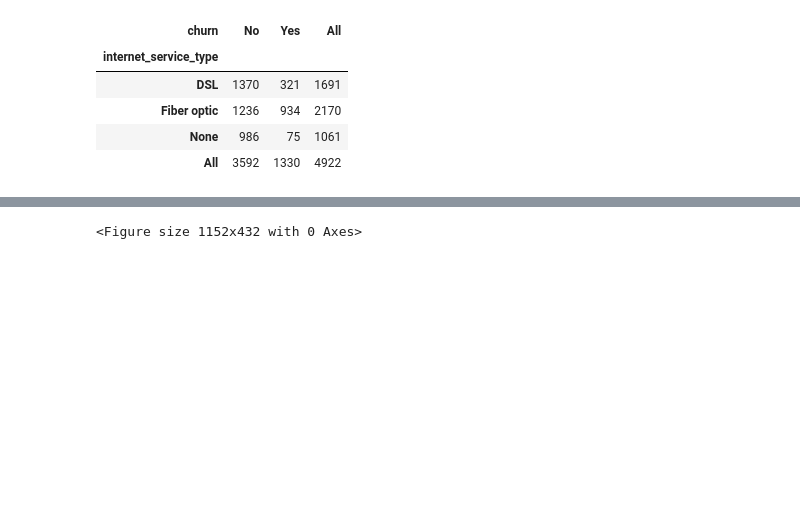
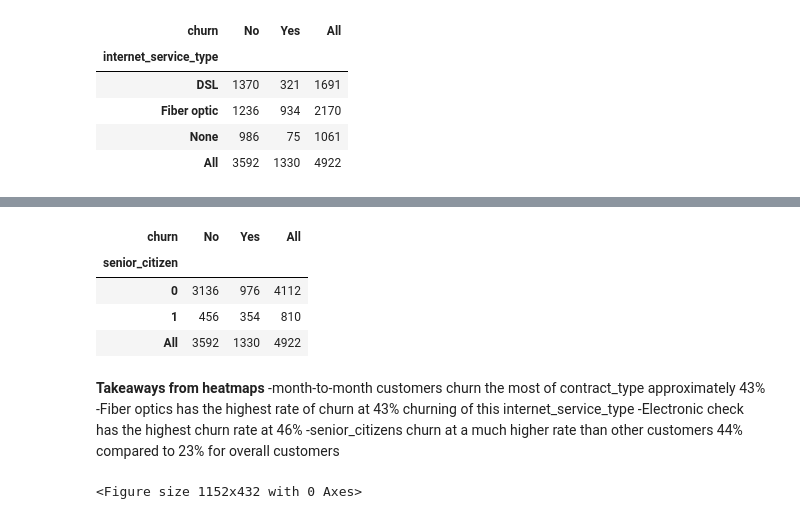
Before and after one commit to SLawsonWoods/Telco_Churn_Project, a Jupyter notebook: Draft_1_folder.ipynb, the cells around one changed output, grey strips where cells are left out. Drawn from its saved outputs; the diff is of its cells as text; code cells hidden in the pictures; blank space fills up the shorter version.

```diff
--- a/Draft_1_folder.ipynb
+++ b/Draft_1_folder.ipynb
@@ -337,3 +350,18 @@ pd.crosstab(X_train.internet_service_type, y_train.churn, margins=True).style.ba
+# %%
+#create a heatmap senior_citizen and churn
+pd.crosstab(X_train.senior_citizen, y_train.churn, margins=True).style.background_gradient(cmap='YlOrRd')
+# %% [output]
+| churn | No | Yes | All |
+| senior_citizen |  |  |  |
+| 0 | 3136 | 976 | 4112 |
+| 1 | 456 | 354 | 810 |
+| All | 3592 | 1330 | 4922 |
+# %% [markdown]
+**Takeaways from heatmaps**
+-month-to-month customers churn the most of contract_type approximately 43%
+-Fiber optics has the highest rate of churn at 43% churning of this internet_service_type
+-Electronic check has the highest churn rate at 46%
+-senior_citizens churn at a much higher rate than other customers 44% compared to 23% for overall customers
 # %%
 cat_vars = ['churn', 'gender', 'senior_citizen', 'partner', 'dependents', 'internet_service_type', 'phone_service','multiple_lines','contract_type']
 quant_vars = ['monthly_charges', 'total_charges','tenure']
```
Also changed, not shown: parts of 21 cells of this notebook, 1 other file.
